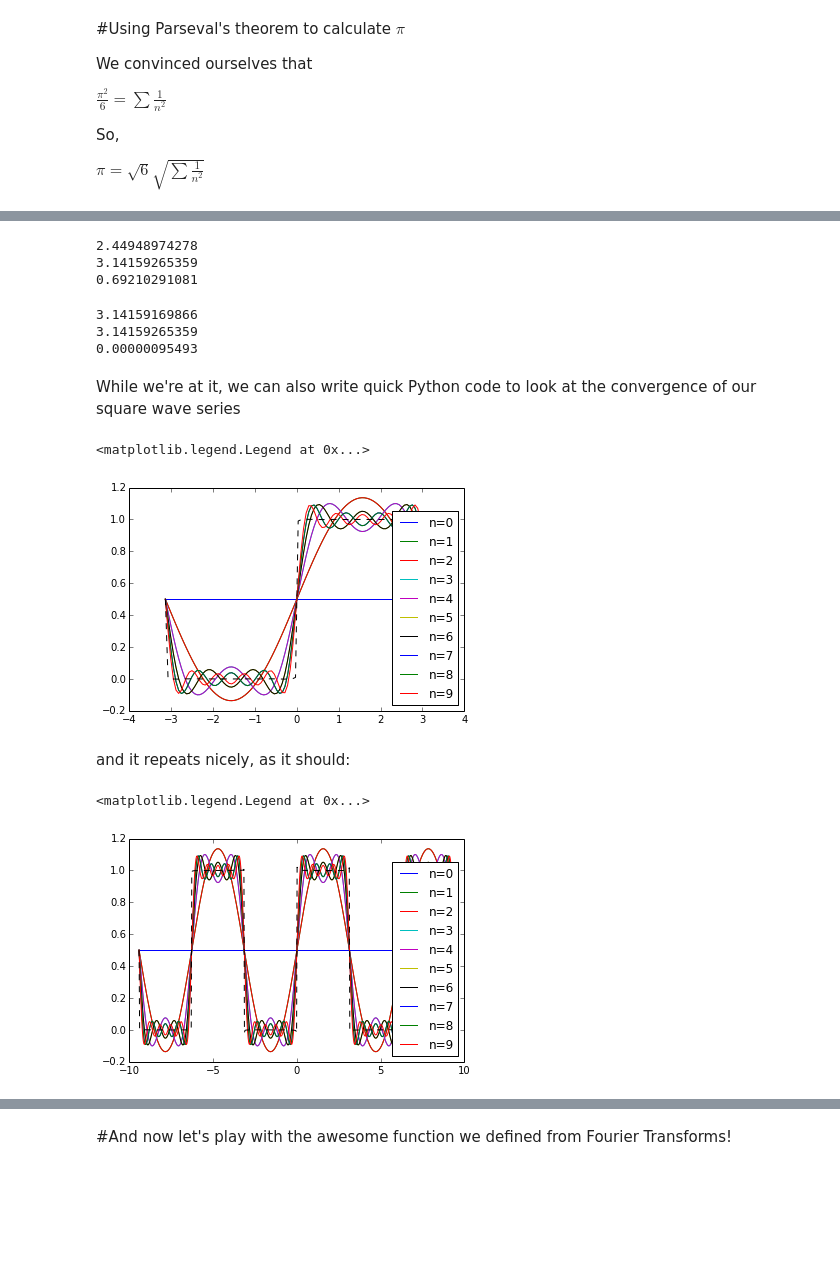
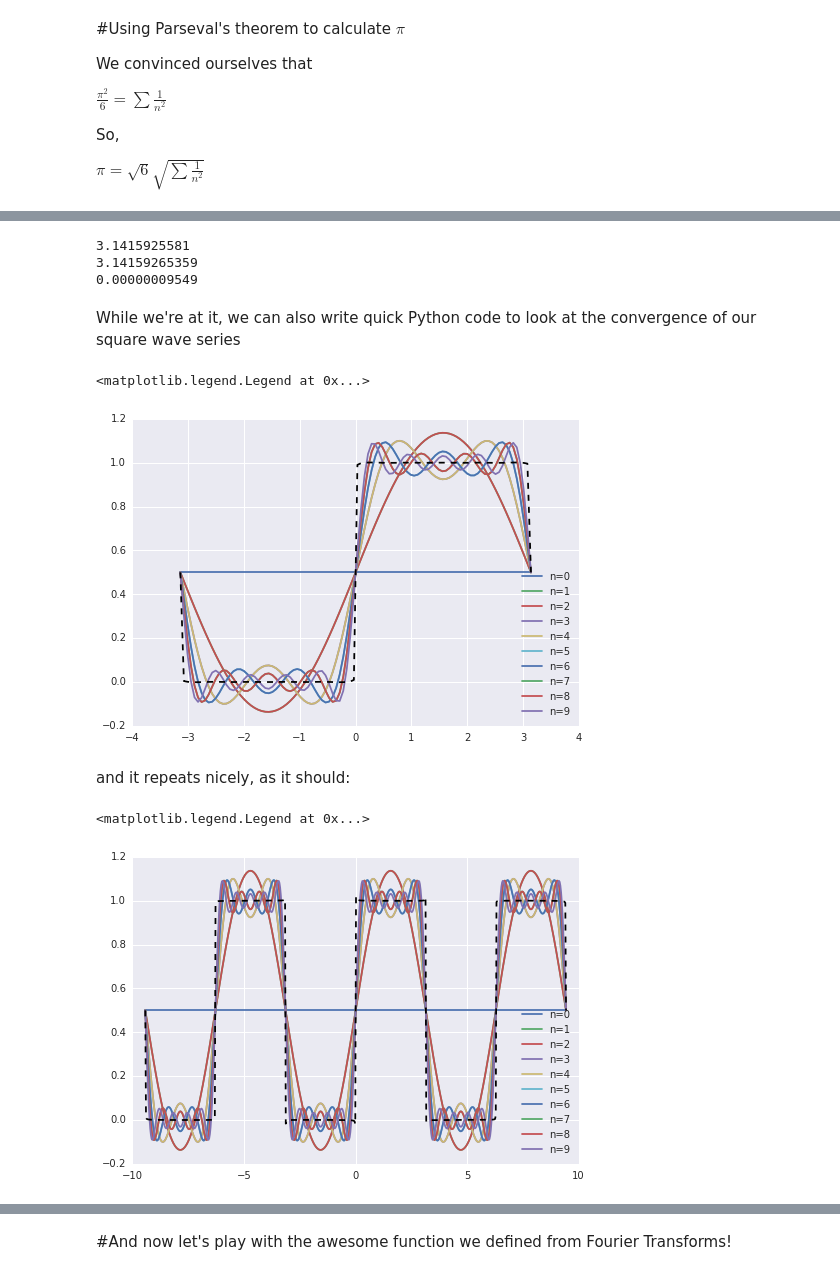
Before and after one commit to mglerner/MathematicalPhysics, a Jupyter notebook: Fourier/Parseval Pi, Fourier Transforms.ipynb, the cells around one changed output, grey strips where cells are left out. Saved outputs shown, nothing was run; the diff lists cells and outputs as text; code cells hidden in the pictures; blank space fills up the shorter version.

```diff
--- a/Fourier/Parseval Pi, Fourier Transforms.ipynb
+++ b/Fourier/Parseval Pi, Fourier Transforms.ipynb
@@ -19,9 +38,9 @@ def approxpi(n):
 # %%
-a=approxpi(1)
+a=approxpi(10000000)
 print a
-print pi
-print '%13.11f'%(pi - a)
+print np.pi
+print '%13.11f'%(np.pi - a)
 # %% [output]
-2.44948974278
+3.1415925581
 3.14159265359
-0.69210291081
+0.00000009549
@@ -34,12 +47,3 @@ def approxpi_slow(n):
-# %%
-a=approxpi_slow(1000000)
-print a
-print pi
-print '%13.11f'%(pi - a)
-# %% [output]
-3.14159169866
-3.14159265359
-0.00000095493
 # %% [markdown]
 While we're at it, we can also write quick Python code to look at the convergence of our square wave series
 # %%
@@ -51,31 +55,31 @@ def b(n):
     if divmod(n,2)[1] == 0: #even
         return 0
     else:
-        return 2/(n*pi)
+        return 2/(n*np.pi)
 
-x = linspace(-pi,pi,100)
+x = np.linspace(-np.pi,np.pi,100)
 
 def fourier(x,n):
-    result = zeros_like(x) + 0.5*a(0)
+    result = np.zeros_like(x) + 0.5*a(0)
     for i in range(1,n+1):
-        result = result + a(i)*cos(i*x) + b(i)*sin(i*x)
+        result = result + a(i)*np.cos(i*x) + b(i)*np.sin(i*x)
     return result
 # %%
 for i in range(10):
-    plot(x,fourier(x,i),label='n=%s'%i)
-plot(x,fourier(x,1000),'k--')
-legend(loc='lower right')
+    plt.plot(x,fourier(x,i),label='n=%s'%i)
+plt.plot(x,fourier(x,1000),'k--')
+plt.legend(loc='lower right')
 # %% [output]
 <matplotlib.legend.Legend at 0x...>
-[figure, old version]
+[figure, new version]
 # %% [markdown]
 and it repeats nicely, as it should:
 # %%
-x = linspace(-3*pi,3*pi,600)
+x = np.linspace(-3*np.pi,3*np.pi,600)
 for i in range(10):
-    plot(x,fourier(x,i),label='n=%s'%i)
-plot(x,fourier(x,1000),'k--')
-legend(loc='lower right')
+    plt.plot(x,fourier(x,i),label='n=%s'%i)
+plt.plot(x,fourier(x,1000),'k--')
+plt.legend(loc='lower right')
 # %% [output]
 <matplotlib.legend.Legend at 0x...>
-[figure, old version]
+[figure, new version]
```
Also changed, not shown: parts of 18 cells of this notebook.
